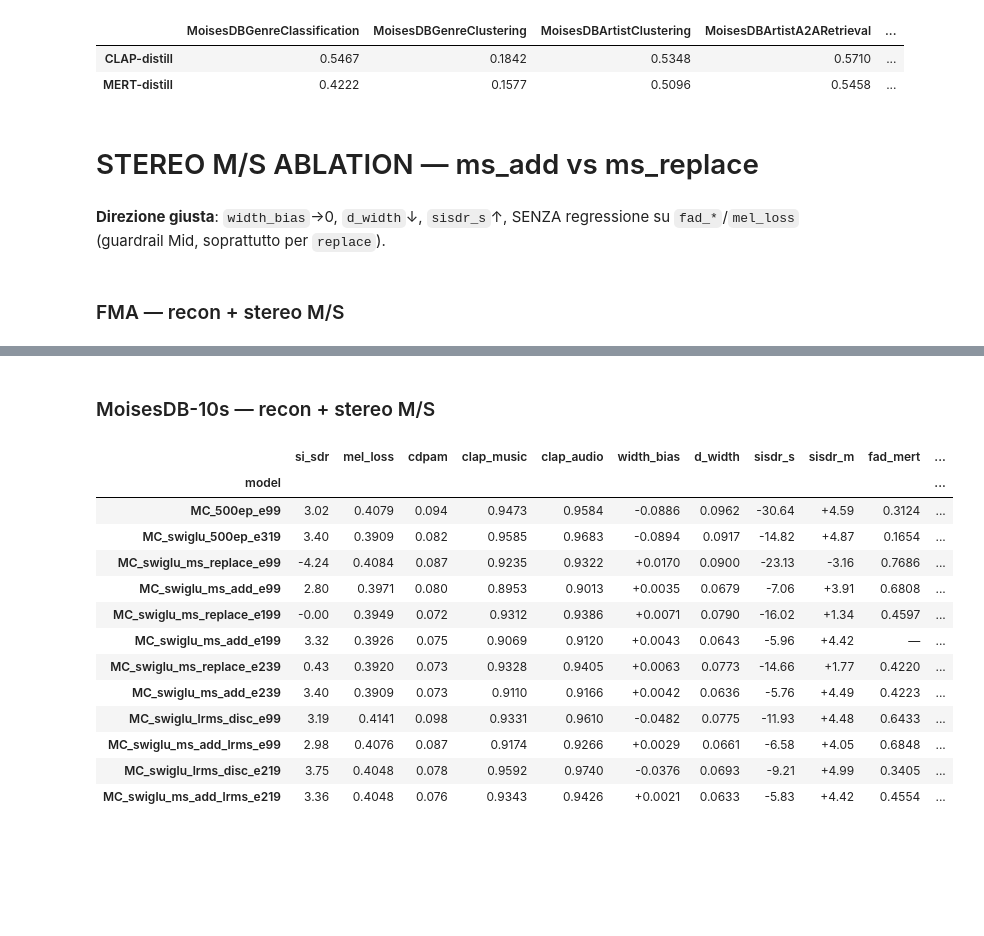
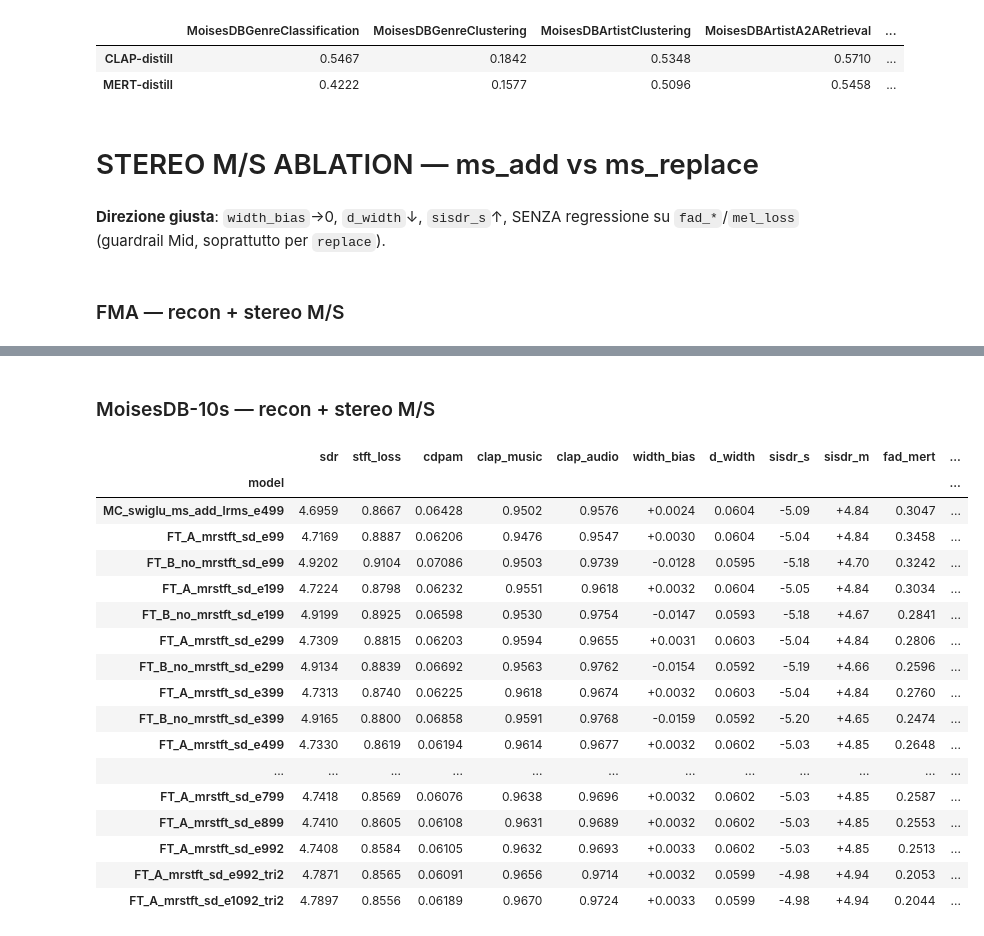
Before and after one commit to francescobrigante/SAGE, a Jupyter notebook: evaluation/results_viz.ipynb, the cells around one changed output, grey strips where cells are left out. Saved outputs shown, nothing was run; the diff lists cells and outputs as text; code cells hidden in the pictures; blank space fills up the shorter version.

Commit message:
model trained

```diff
--- a/evaluation/results_viz.ipynb
+++ b/evaluation/results_viz.ipynb
@@ -826,7 +826,7 @@ for split in ["mixtures", "stems"]:
                     row[k] = float(np.mean(d[k])) if k in d and len(d[k]) else float("nan")
                 for k in SCALAR_SOTA:
                     row[k] = d.get(k, float("nan"))
-                row["n_files"] = len(d.get("si_sdr", []))
+                row["n_files"] = int(max((len(v) for v in d.values() if isinstance(v, np.ndarray)), default=0))
                 rows.append(row)
 
     if rows:
@@ -1027,7 +1027,7 @@ for display_name, root, subdir, tag in MODELS_10S:
     model_dir = root / subdir
     d         = _load_recon_10s(model_dir) if model_dir.exists() else {}
     row       = {"model": display_name, "type": tag,
-                 "n_files": len(d.get("si_sdr", []))}
+                 "n_files": int(max((len(v) for v in d.values() if isinstance(v, np.ndarray)), default=0))}
     for k in PER_FILE_10S:
         row[k] = float(np.mean(d[k])) if k in d and len(d[k]) else float("nan")
     for k in SCALAR_10S:
@@ -1130,7 +1130,7 @@ if FT_INTERNAL_ROOT.exists():
     for p in dirs:
         d = _load_recon_ft(p)
         row = {"checkpoint": p.name, "epoch": _epoch_of(p.name),
-               "n_files": len(d.get("si_sdr", []))}
+               "n_files": int(max((len(v) for v in d.values() if isinstance(v, np.ndarray)), default=0))}
         for k in PER_FILE_FT:
             row[k] = float(np.mean(d[k])) if k in d and len(d[k]) else float("nan")
         for k in SCALAR_FT:
@@ -1213,13 +1213,12 @@ def _registry(tag):
         ("music2latent",        _BASE / "eval_sota_10s" / tag, "music2latent", "SOTA"),
         ("same",                _BASE / "eval_sota_10s" / tag, "same",         "SOTA"),
         ("sao-vae (SAO open)",  _BASE / "eval_sota_10s" / tag, "sao-vae",      "SOTA"),
-        ("SAGE_single_dataset", _BASE / "eval_swin_10s" / tag, "SAGE_e299",    "Ours"),
-        ("SAGE_final_1499",     _BASE / "eval_swin_10s" / tag, "SAGE_final_1499", "Ours"),
-        ("SAGE e1299 MULTICORPUS", _BASE / "eval_swin_10s" / tag, "FT_swiglu_ep359_e1299", "Ours"),
+        ("SAGE e992 tri2", _BASE / "eval_swin_10s" / tag, "SAGE_e992_tri2", "Ours"),
+        ("same-s",              _BASE / "eval_sota_10s" / tag, "same-s",       "SOTA"),
 
     ]
 
-PER_FILE_10S = ["si_sdr", "sdr", "stft_loss", "mel_loss", "clap_music", "clap_audio", "cdpam"]
+PER_FILE_10S = ["sdr", "stft_loss", "mel_loss", "cdpam", "clap_music", "clap_audio"]
 SCALAR_10S        = ["fad_mert", "fad_gudgud", "fad_pann"]
 HIGHER_BETTER_10S = {"si_sdr", "sdr", "clap_music", "clap_audio"}
 ALL_METRICS_10S   = PER_FILE_10S + SCALAR_10S
@@ -1238,7 +1237,7 @@ for title, tag in DATASETS:
     for display_name, root, subdir, typ in _registry(tag):
         mdir = root / subdir
         d    = _load_recon_10s(mdir) if mdir.exists() else {}
-        row  = {"model": display_name, "type": typ, "n_files": len(d.get("si_sdr", []))}
+        row  = {"model": display_name, "type": typ, "n_files": int(max((len(v) for v in d.values() if isinstance(v, np.ndarray)), default=0))}
         for k in PER_FILE_10S: row[k] = float(np.mean(d[k])) if k in d and len(d[k]) else float("nan")
         for k in SCALAR_10S:   row[k] = d.get(k, float("nan"))
         rows.append(row)
@@ -1876,13 +1957,31 @@ MS_ROOT = Path("../runs/ms_ablation_eval")   # namespace dedicato agli ablation
 
 
 # Solo le due run stereo-collapse swiglu @ epoch 99 (SAGE arch, eval MoisesDB-10s).
-MS_MODELS = ["MC_500ep_e99",          # RIFERIMENTO: arch BASELINE senza swiglu (vanilla assoluto)
-             "MC_swiglu_500ep_e319",  # RIFERIMENTO: swiglu vanilla (no mrstft_sd, no fold_lrms)
-             "MC_swiglu_ms_replace_e99",  "MC_swiglu_ms_add_e99",
-             "MC_swiglu_ms_replace_e199", "MC_swiglu_ms_add_e199",
-             "MC_swiglu_ms_replace_e239", "MC_swiglu_ms_add_e239",
-             "MC_swiglu_lrms_disc_e99",   "MC_swiglu_ms_add_lrms_e99",
-             "MC_swiglu_lrms_disc_e219",  "MC_swiglu_ms_add_lrms_e219"]
+MS_MODELS = [
+            # "MC_500ep_e99",          # RIFERIMENTO: arch BASELINE senza swiglu (vanilla assoluto)
+            #  "MC_swiglu_500ep_e319",  # RIFERIMENTO: swiglu vanilla (no mrstft_sd, no fold_lrms)
+            #  "MC_swiglu_ms_replace_e99",  "MC_swiglu_ms_add_e99",
+            #  "MC_swiglu_ms_replace_e199", "MC_swiglu_ms_add_e199",
+            #  "MC_swiglu_ms_replace_e239", "MC_swiglu_ms_add_e239",
+            #  "MC_swiglu_lrms_disc_e99",   "MC_swiglu_ms_add_lrms_e99",
+            #  "MC_swiglu_lrms_disc_e219",  "MC_swiglu_ms_add_lrms_e219",
+            #  "MC_swiglu_ms_add_lrms_e319",  "MC_swiglu_lrms_mse_side_e239",
+            #  "MC_swiglu_ms_add_lrms_e359",  "MC_swiglu_ms_add_lrms_e399",
+             "MC_swiglu_ms_add_lrms_e499",
+             # FT (decoder-finetune) dal pretrain e499: encoder CONGELATO,
+             # quindi lo stereo del latente e' ereditato e non riallenabile.
+             "FT_A_mrstft_sd_e99", "FT_B_no_mrstft_sd_e99", "FT_A_mrstft_sd_e199",
+             "FT_B_no_mrstft_sd_e199", "FT_A_mrstft_sd_e299", "FT_B_no_mrstft_sd_e299",
+             "FT_A_mrstft_sd_e399", "FT_B_no_mrstft_sd_e399",
+             "FT_A_mrstft_sd_e499", "FT_B_no_mrstft_sd_e499",
+             "FT_A_mrstft_sd_e599", "FT_B_no_mrstft_sd_e599",
+             "FT_A_mrstft_sd_e699", "FT_B_no_mrstft_sd_e699",
+             "FT_A_mrstft_sd_e799", "FT_B_no_mrstft_sd_e799",
+             "FT_A_mrstft_sd_e899", "FT_A_mrstft_sd_e992",
+             # Stesso checkpoint di e992, ma con il fix variable-length tri2 attivo
+             # (default di progetto dal 2026-09-22). A pesi identici, la differenza
+             # fra le due righe e' l'effetto del solo fix. Vedi VARLEN_SEAMS.md 8.4.
+             "FT_A_mrstft_sd_e992_tri2","FT_A_mrstft_sd_e1092_tri2"]
 
 def _ms_col(path, col):
     out=[]
@@ -1903,7 +2002,7 @@ def load_recon_ms(metrics: Path) -> dict:
     d={}
     sp=metrics/"spectral.csv"
     if sp.exists():
-        for k in ("si_sdr","mel_loss"): d[k]=_ms_col(sp,k)
+        for k in ("sdr","stft_loss"): d[k]=_ms_col(sp,k)
     if (metrics/"cdpam.csv").exists(): d["cdpam"]=_ms_col(metrics/"cdpam.csv","cdpam")
     for fn,k in (("clap_music.csv","clap_music"),("clap_audio.csv","clap_audio")):
         if (metrics/fn).exists(): d[k]=_ms_col(metrics/fn,"cosine")
@@ -1914,7 +2013,7 @@ def load_recon_ms(metrics: Path) -> dict:
         for k in ("width_bias","d_width","sisdr_s","sisdr_m"): d[k]=_ms_col(ms,k)
     return d
 
-MS_PERFILE = ["si_sdr","mel_loss","cdpam","clap_music","clap_audio","width_bias","d_width","sisdr_s","sisdr_m"]
+MS_PERFILE = ["sdr","stft_loss","cdpam","clap_music","clap_audio","width_bias","d_width","sisdr_s","sisdr_m"]
 MS_SCALAR  = ["fad_mert","fad_gudgud","fad_pann"]
 MS_HIGHER  = {"si_sdr","clap_music","clap_audio","sisdr_s","sisdr_m"}  # higher-better
 MS_ZEROBEST= {"width_bias"}                                       # closest-to-0 best
@@ -1932,7 +2031,7 @@ def recon_table_ms(base_name, title):
                 arr=arr[np.isfinite(arr)]                          # ignora -inf (side muto) / NaN
                 row[k]=float(np.mean(arr)) if len(arr)>0 else float("nan")
             for k in MS_SCALAR: row[k]=d.get(k,float("nan"))
-            row["n_files"]=int(len(d.get("si_sdr",[])))
+            row["n_files"]=int(max((len(v) for v in d.values() if isinstance(v, np.ndarray)), default=0))
         else:
             for k in MS_PERFILE+MS_SCALAR: row[k]=float("nan")
             row["n_files"]=0
@@ -1949,7 +2048,7 @@ def recon_table_ms(base_name, title):
         elif s.name in MS_HIGHER: best=fin.idxmax()
         else:                     best=fin.idxmin()
         return ["font-weight:bold;color:#00cc66" if i==best else "" for i in s.index]
-    fmt={**{c:"{:.4f}" for c in MS_PERFILE+MS_SCALAR}, "cdpam":"{:.3f}",
+    fmt={**{c:"{:.4f}" for c in MS_PERFILE+MS_SCALAR}, "cdpam":"{:.5f}",
          "sisdr_s":"{:+.2f}", "sisdr_m":"{:+.2f}", "si_sdr":"{:.2f}", "width_bias":"{:+.4f}", "n_files":"{:.0f}"}
     # colora le 3 colonne stereo per distinguerle
     def col_bg(c): return ["background-color:#12263a"]*len(df) if c.name in MS_STEREO else [""]*len(df)
@@ -1970,16 +2069,20 @@ ms_mois = recon_table_ms("recon_moisesdb_10s",  "MoisesDB-10s — recon + stereo
 | model |  |  |  |  |  |  |  |  |  |  | ... |
 ### MoisesDB-10s — recon + stereo M/S
-|  | si_sdr | mel_loss | cdpam | clap_music | clap_audio | width_bias | d_width | sisdr_s | sisdr_m | fad_mert | ... |
+|  | sdr | stft_loss | cdpam | clap_music | clap_audio | width_bias | d_width | sisdr_s | sisdr_m | fad_mert | ... |
 | model |  |  |  |  |  |  |  |  |  |  | ... |
-| MC_500ep_e99 | 3.02 | 0.4079 | 0.094 | 0.9473 | 0.9584 | -0.0886 | 0.0962 | -30.64 | +4.59 | 0.3124 | ... |
-| MC_swiglu_500ep_e319 | 3.40 | 0.3909 | 0.082 | 0.9585 | 0.9683 | -0.0894 | 0.0917 | -14.82 | +4.87 | 0.1654 | ... |
-| MC_swiglu_ms_replace_e99 | -4.24 | 0.4084 | 0.087 | 0.9235 | 0.9322 | +0.0170 | 0.0900 | -23.13 | -3.16 | 0.7686 | ... |
-| MC_swiglu_ms_add_e99 | 2.80 | 0.3971 | 0.080 | 0.8953 | 0.9013 | +0.0035 | 0.0679 | -7.06 | +3.91 | 0.6808 | ... |
-| MC_swiglu_ms_replace_e199 | -0.00 | 0.3949 | 0.072 | 0.9312 | 0.9386 | +0.0071 | 0.0790 | -16.02 | +1.34 | 0.4597 | ... |
-| MC_swiglu_ms_add_e199 | 3.32 | 0.3926 | 0.075 | 0.9069 | 0.9120 | +0.0043 | 0.0643 | -5.96 | +4.42 | — | ... |
-| MC_swiglu_ms_replace_e239 | 0.43 | 0.3920 | 0.073 | 0.9328 | 0.9405 | +0.0063 | 0.0773 | -14.66 | +1.77 | 0.4220 | ... |
-| MC_swiglu_ms_add_e239 | 3.40 | 0.3909 | 0.073 | 0.9110 | 0.9166 | +0.0042 | 0.0636 | -5.76 | +4.49 | 0.4223 | ... |
-| MC_swiglu_lrms_disc_e99 | 3.19 | 0.4141 | 0.098 | 0.9331 | 0.9610 | -0.0482 | 0.0775 | -11.93 | +4.48 | 0.6433 | ... |
-| MC_swiglu_ms_add_lrms_e99 | 2.98 | 0.4076 | 0.087 | 0.9174 | 0.9266 | +0.0029 | 0.0661 | -6.58 | +4.05 | 0.6848 | ... |
-| MC_swiglu_lrms_disc_e219 | 3.75 | 0.4048 | 0.078 | 0.9592 | 0.9740 | -0.0376 | 0.0693 | -9.21 | +4.99 | 0.3405 | ... |
-| MC_swiglu_ms_add_lrms_e219 | 3.36 | 0.4048 | 0.076 | 0.9343 | 0.9426 | +0.0021 | 0.0633 | -5.83 | +4.42 | 0.4554 | ... |
+| MC_swiglu_ms_add_lrms_e499 | 4.6959 | 0.8667 | 0.06428 | 0.9502 | 0.9576 | +0.0024 | 0.0604 | -5.09 | +4.84 | 0.3047 | ... |
+| FT_A_mrstft_sd_e99 | 4.7169 | 0.8887 | 0.06206 | 0.9476 | 0.9547 | +0.0030 | 0.0604 | -5.04 | +4.84 | 0.3458 | ... |
+| FT_B_no_mrstft_sd_e99 | 4.9202 | 0.9104 | 0.07086 | 0.9503 | 0.9739 | -0.0128 | 0.0595 | -5.18 | +4.70 | 0.3242 | ... |
+| FT_A_mrstft_sd_e199 | 4.7224 | 0.8798 | 0.06232 | 0.9551 | 0.9618 | +0.0032 | 0.0604 | -5.05 | +4.84 | 0.3034 | ... |
+| FT_B_no_mrstft_sd_e199 | 4.9199 | 0.8925 | 0.06598 | 0.9530 | 0.9754 | -0.0147 | 0.0593 | -5.18 | +4.67 | 0.2841 | ... |
+| FT_A_mrstft_sd_e299 | 4.7309 | 0.8815 | 0.06203 | 0.9594 | 0.9655 | +0.0031 | 0.0603 | -5.04 | +4.84 | 0.2806 | ... |
+| FT_B_no_mrstft_sd_e299 | 4.9134 | 0.8839 | 0.06692 | 0.9563 | 0.9762 | -0.0154 | 0.0592 | -5.19 | +4.66 | 0.2596 | ... |
+| FT_A_mrstft_sd_e399 | 4.7313 | 0.8740 | 0.06225 | 0.9618 | 0.9674 | +0.0032 | 0.0603 | -5.04 | +4.84 | 0.2760 | ... |
+| FT_B_no_mrstft_sd_e399 | 4.9165 | 0.8800 | 0.06858 | 0.9591 | 0.9768 | -0.0159 | 0.0592 | -5.20 | +4.65 | 0.2474 | ... |
+| FT_A_mrstft_sd_e499 | 4.7330 | 0.8619 | 0.06194 | 0.9614 | 0.9677 | +0.0032 | 0.0602 | -5.03 | +4.85 | 0.2648 | ... |
+| ... | ... | ... | ... | ... | ... | ... | ... | ... | ... | ... | ... |
+| FT_A_mrstft_sd_e799 | 4.7418 | 0.8569 | 0.06076 | 0.9638 | 0.9696 | +0.0032 | 0.0602 | -5.03 | +4.85 | 0.2587 | ... |
+| FT_A_mrstft_sd_e899 | 4.7410 | 0.8605 | 0.06108 | 0.9631 | 0.9689 | +0.0032 | 0.0602 | -5.03 | +4.85 | 0.2553 | ... |
+| FT_A_mrstft_sd_e992 | 4.7408 | 0.8584 | 0.06105 | 0.9632 | 0.9693 | +0.0033 | 0.0602 | -5.03 | +4.85 | 0.2513 | ... |
+| FT_A_mrstft_sd_e992_tri2 | 4.7871 | 0.8565 | 0.06091 | 0.9656 | 0.9714 | +0.0032 | 0.0599 | -4.98 | +4.94 | 0.2053 | ... |
+| FT_A_mrstft_sd_e1092_tri2 | 4.7897 | 0.8556 | 0.06189 | 0.9670 | 0.9724 | +0.0033 | 0.0599 | -4.98 | +4.94 | 0.2044 | ... |
```
Also changed, not shown: parts of 8 cells of this notebook, 42 other files.
